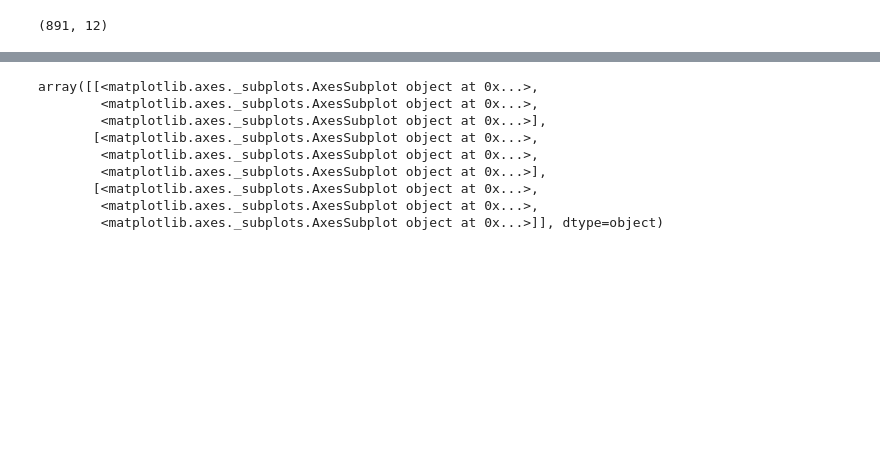
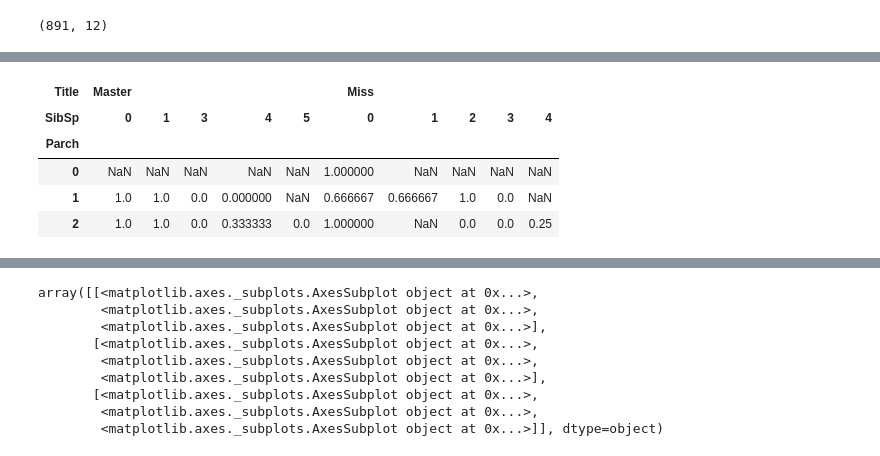
Before and after one commit to psciamma/Scikit-Learn-Projects, a Jupyter notebook: Kaggle_Titanic.ipynb, the cells around one changed output, grey strips where cells are left out. Saved outputs shown, nothing was run; the diff lists cells and outputs as text; code cells hidden in the pictures; blank space fills up the shorter version.

```diff
--- a/Kaggle_Titanic.ipynb
+++ b/Kaggle_Titanic.ipynb
@@ -77,0 +194,4 @@ train.describe()
+# %%
+train['WomanInThird'] = (train.Sex=='female') & (train.Pclass==3)
+# %%
+train['ManInFirst'] = (train.Title=='Mr') & (train.Pclass==1)
@@ -77,0 +220,9 @@ train.describe()
+# %%
+pd.pivot_table(train[(train.Age<10) & (train.Pclass==3)], values='Survived', columns = ['Title', 'SibSp'], index=['Parch'], aggfunc='mean')
+# %% [output]
+| Title | Master |  |  |  |  | Miss |  |  |  |  |
+| SibSp | 0 | 1 | 3 | 4 | 5 | 0 | 1 | 2 | 3 | 4 |
+| Parch |  |  |  |  |  |  |  |  |  |  |
+| 0 | NaN | NaN | NaN | NaN | NaN | 1.000000 | NaN | NaN | NaN | NaN |
+| 1 | 1.0 | 1.0 | 0.0 | 0.000000 | NaN | 0.666667 | 0.666667 | 1.0 | 0.0 | NaN |
+| 2 | 1.0 | 1.0 | 0.0 | 0.333333 | 0.0 | 1.000000 | NaN | 0.0 | 0.0 | 0.25 |
```
Also changed, not shown: parts of 88 cells of this notebook.
